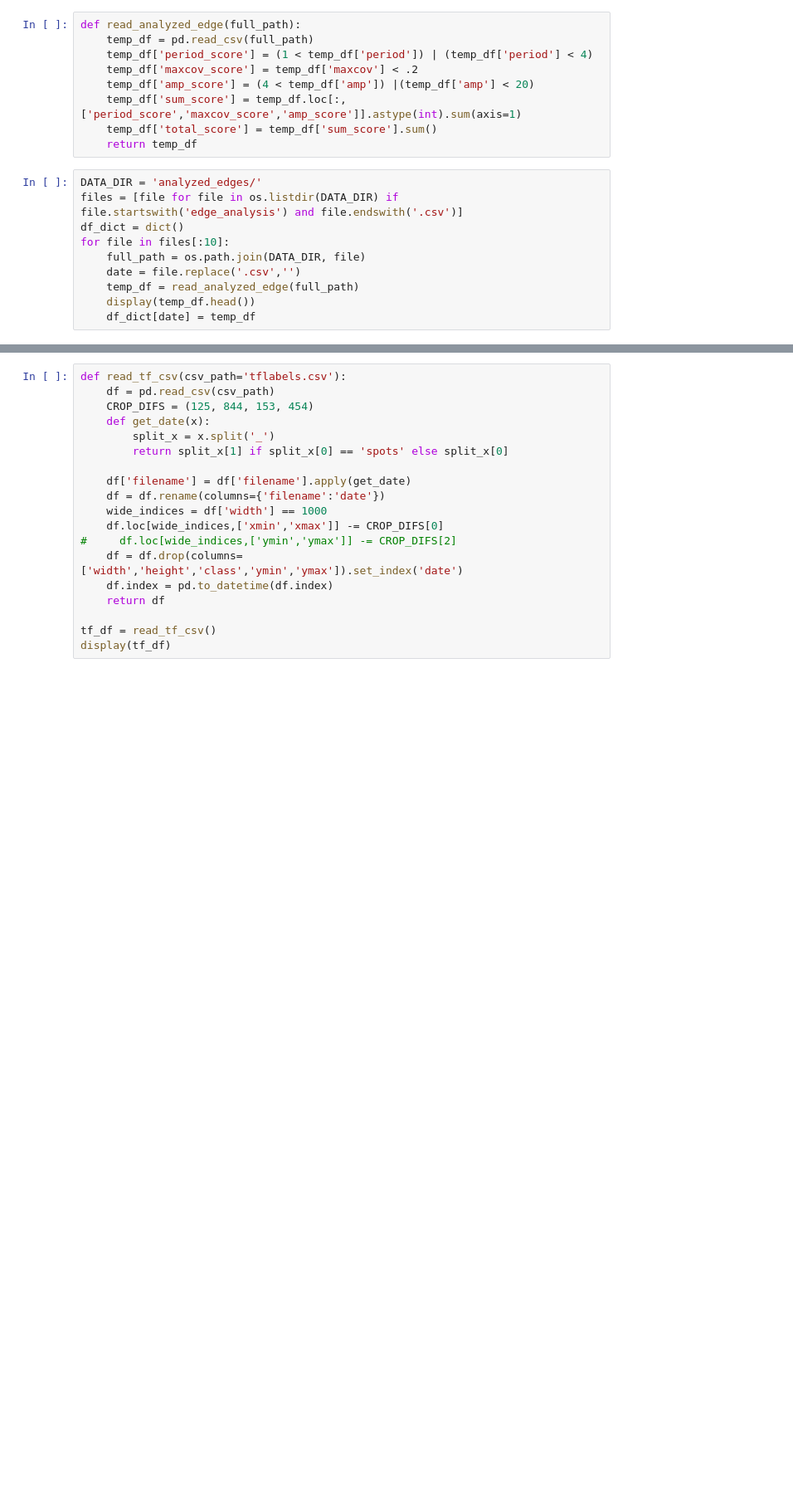
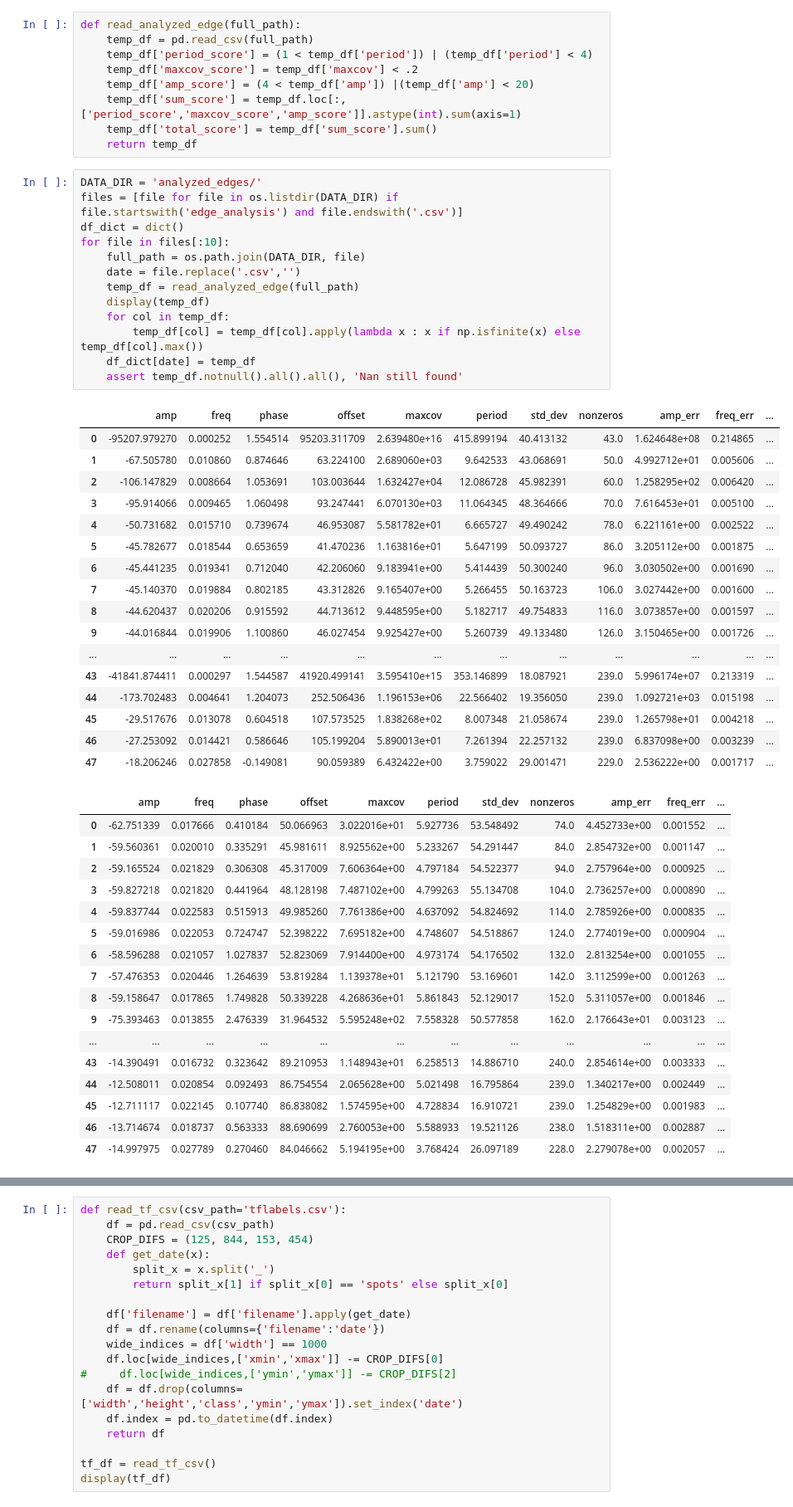
Before and after one commit to ncallahanml/sine_wave_regression, a Jupyter notebook: FeatureAnalysis.ipynb, the cells around one changed output, grey strips where cells are left out. Shown: that part at 83% size. Saved outputs shown, nothing was run; the diff lists cells and outputs as text; blank space fills up the shorter version.

```diff
--- a/FeatureAnalysis.ipynb
+++ b/FeatureAnalysis.ipynb
@@ -16,10 +16,48 @@ def read_analyzed_edge(full_path):
 # %%
 DATA_DIR = 'analyzed_edges/'
 files = [file for file in os.listdir(DATA_DIR) if file.startswith('edge_analysis') and file.endswith('.csv')]
 df_dict = dict()
 for file in files[:10]:
     full_path = os.path.join(DATA_DIR, file)
     date = file.replace('.csv','')
     temp_df = read_analyzed_edge(full_path)
-    display(temp_df.head())
+    display(temp_df)
+    for col in temp_df:
+        temp_df[col] = temp_df[col].apply(lambda x : x if np.isfinite(x) else temp_df[col].max())
     df_dict[date] = temp_df
+    assert temp_df.notnull().all().all(), 'Nan still found'
+# %% [output]
+|  | amp | freq | phase | offset | maxcov | period | std_dev | nonzeros | amp_err | freq_err | ... |
+| 0 | -95207.979270 | 0.000252 | 1.554514 | 95203.311709 | 2.639480e+16 | 415.899194 | 40.413132 | 43.0 | 1.624648e+08 | 0.214865 | ... |
+| 1 | -67.505780 | 0.010860 | 0.874646 | 63.224100 | 2.689060e+03 | 9.642533 | 43.068691 | 50.0 | 4.992712e+01 | 0.005606 | ... |
+| 2 | -106.147829 | 0.008664 | 1.053691 | 103.003644 | 1.632427e+04 | 12.086728 | 45.982391 | 60.0 | 1.258295e+02 | 0.006420 | ... |
+| 3 | -95.914066 | 0.009465 | 1.060498 | 93.247441 | 6.070130e+03 | 11.064345 | 48.364666 | 70.0 | 7.616453e+01 | 0.005100 | ... |
+| 4 | -50.731682 | 0.015710 | 0.739674 | 46.953087 | 5.581782e+01 | 6.665727 | 49.490242 | 78.0 | 6.221161e+00 | 0.002522 | ... |
+| 5 | -45.782677 | 0.018544 | 0.653659 | 41.470236 | 1.163816e+01 | 5.647199 | 50.093727 | 86.0 | 3.205112e+00 | 0.001875 | ... |
+| 6 | -45.441235 | 0.019341 | 0.712040 | 42.206060 | 9.183941e+00 | 5.414439 | 50.300240 | 96.0 | 3.030502e+00 | 0.001690 | ... |
+| 7 | -45.140370 | 0.019884 | 0.802185 | 43.312826 | 9.165407e+00 | 5.266455 | 50.163723 | 106.0 | 3.027442e+00 | 0.001600 | ... |
+| 8 | -44.620437 | 0.020206 | 0.915592 | 44.713612 | 9.448595e+00 | 5.182717 | 49.754833 | 116.0 | 3.073857e+00 | 0.001597 | ... |
+| 9 | -44.016844 | 0.019906 | 1.100860 | 46.027454 | 9.925427e+00 | 5.260739 | 49.133480 | 126.0 | 3.150465e+00 | 0.001726 | ... |
+| ... | ... | ... | ... | ... | ... | ... | ... | ... | ... | ... | ... |
+| 43 | -41841.874411 | 0.000297 | 1.544587 | 41920.499141 | 3.595410e+15 | 353.146899 | 18.087921 | 239.0 | 5.996174e+07 | 0.213319 | ... |
+| 44 | -173.702483 | 0.004641 | 1.204073 | 252.506436 | 1.196153e+06 | 22.566402 | 19.356050 | 239.0 | 1.092721e+03 | 0.015198 | ... |
+| 45 | -29.517676 | 0.013078 | 0.604518 | 107.573525 | 1.838268e+02 | 8.007348 | 21.058674 | 239.0 | 1.265798e+01 | 0.004218 | ... |
+| 46 | -27.253092 | 0.014421 | 0.586646 | 105.199204 | 5.890013e+01 | 7.261394 | 22.257132 | 239.0 | 6.837098e+00 | 0.003239 | ... |
+| 47 | -18.206246 | 0.027858 | -0.149081 | 90.059389 | 6.432422e+00 | 3.759022 | 29.001471 | 229.0 | 2.536222e+00 | 0.001717 | ... |
+|  | amp | freq | phase | offset | maxcov | period | std_dev | nonzeros | amp_err | freq_err | ... |
+| 0 | -62.751339 | 0.017666 | 0.410184 | 50.066963 | 3.022016e+01 | 5.927736 | 53.548492 | 74.0 | 4.452733e+00 | 0.001552 | ... |
+| 1 | -59.560361 | 0.020010 | 0.335291 | 45.981611 | 8.925562e+00 | 5.233267 | 54.291447 | 84.0 | 2.854732e+00 | 0.001147 | ... |
+| 2 | -59.165524 | 0.021829 | 0.306308 | 45.317009 | 7.606364e+00 | 4.797184 | 54.522377 | 94.0 | 2.757964e+00 | 0.000925 | ... |
+| 3 | -59.827218 | 0.021820 | 0.441964 | 48.128198 | 7.487102e+00 | 4.799263 | 55.134708 | 104.0 | 2.736257e+00 | 0.000890 | ... |
+| 4 | -59.837744 | 0.022583 | 0.515913 | 49.985260 | 7.761386e+00 | 4.637092 | 54.824692 | 114.0 | 2.785926e+00 | 0.000835 | ... |
+| 5 | -59.016986 | 0.022053 | 0.724747 | 52.398222 | 7.695182e+00 | 4.748607 | 54.518867 | 124.0 | 2.774019e+00 | 0.000904 | ... |
+| 6 | -58.596288 | 0.021057 | 1.027837 | 52.823069 | 7.914400e+00 | 4.973174 | 54.176502 | 132.0 | 2.813254e+00 | 0.001055 | ... |
+| 7 | -57.476353 | 0.020446 | 1.264639 | 53.819284 | 1.139378e+01 | 5.121790 | 53.169601 | 142.0 | 3.112599e+00 | 0.001263 | ... |
+| 8 | -59.158647 | 0.017865 | 1.749828 | 50.339228 | 4.268636e+01 | 5.861843 | 52.129017 | 152.0 | 5.311057e+00 | 0.001846 | ... |
+| 9 | -75.393463 | 0.013855 | 2.476339 | 31.964532 | 5.595248e+02 | 7.558328 | 50.577858 | 162.0 | 2.176643e+01 | 0.003123 | ... |
+| ... | ... | ... | ... | ... | ... | ... | ... | ... | ... | ... | ... |
+| 43 | -14.390491 | 0.016732 | 0.323642 | 89.210953 | 1.148943e+01 | 6.258513 | 14.886710 | 240.0 | 2.854614e+00 | 0.003333 | ... |
+| 44 | -12.508011 | 0.020854 | 0.092493 | 86.754554 | 2.065628e+00 | 5.021498 | 16.795864 | 239.0 | 1.340217e+00 | 0.002449 | ... |
+| 45 | -12.711117 | 0.022145 | 0.107740 | 86.838082 | 1.574595e+00 | 4.728834 | 16.910721 | 239.0 | 1.254829e+00 | 0.001983 | ... |
+| 46 | -13.714674 | 0.018737 | 0.563333 | 88.690699 | 2.760053e+00 | 5.588933 | 19.521126 | 238.0 | 1.518311e+00 | 0.002887 | ... |
+| 47 | -14.997975 | 0.027789 | 0.270460 | 84.046662 | 5.194195e+00 | 3.768424 | 26.097189 | 228.0 | 2.279078e+00 | 0.002057 | ... |
```
Also changed, not shown: parts of 9 cells of this notebook, 7 other files.
